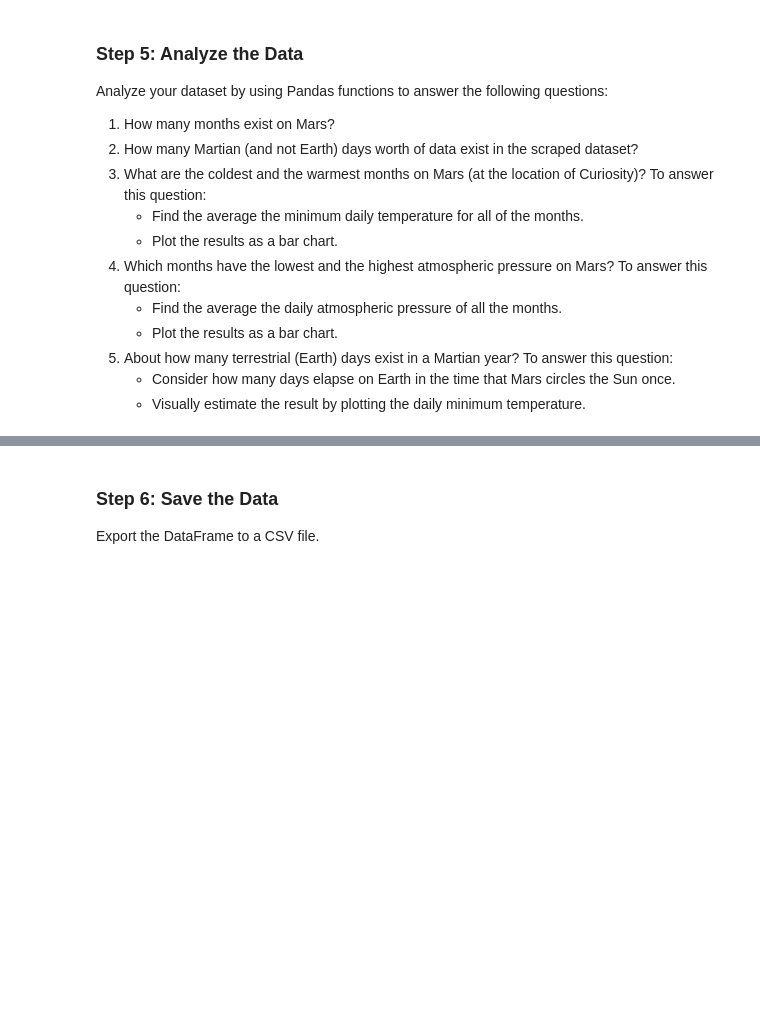
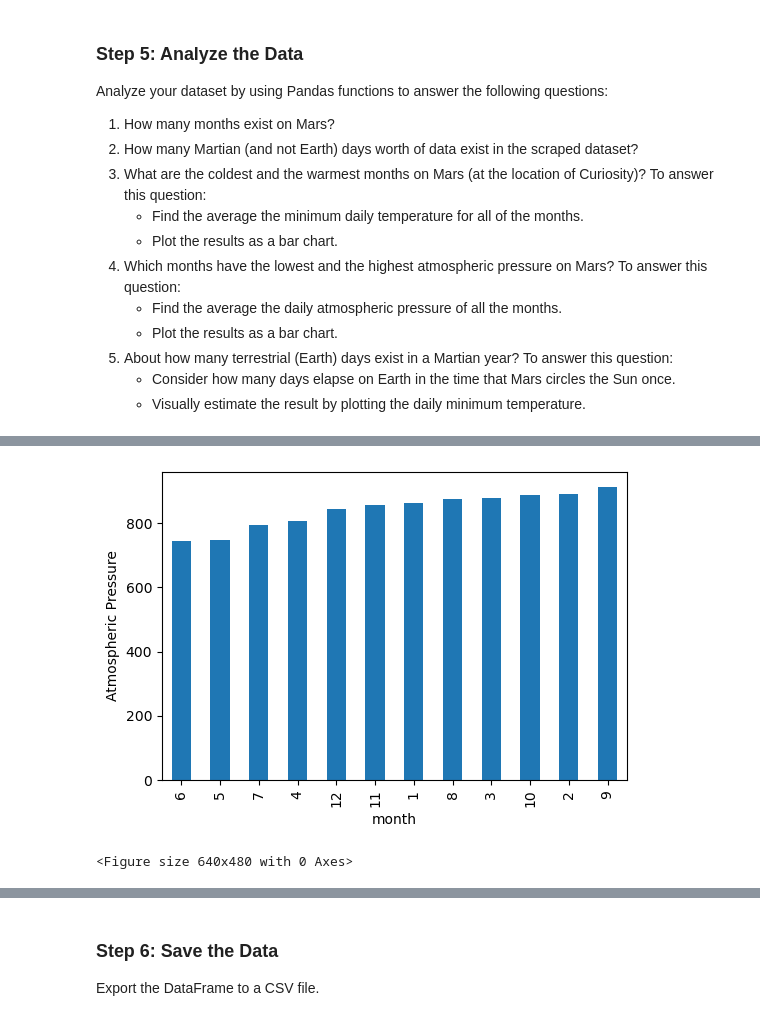
Before and after one commit to daniklafrance/splinter-beautifulsoup_challenge, a Jupyter notebook: part_2_mars_weather.ipynb, the cells around one changed output, grey strips where cells are left out. Drawn from its saved outputs; the diff is of its cells as text; code cells hidden in the pictures; blank space fills up the shorter version.

```diff
--- a/part_2_mars_weather.ipynb
+++ b/part_2_mars_weather.ipynb
@@ -107,2 +208,4 @@ Analyze your dataset by using Pandas functions to answer the following questions
 # %%
 # 4. Average pressure by Martian month
+avg_pres = mars_df['pressure'].groupby(mars_df['month']).mean()
+avg_pres
@@ -111,2 +227,12 @@ Analyze your dataset by using Pandas functions to answer the following questions
+# %%
+# Plot the average pressure by month
+avg_pres_sort = avg_pres.sort_values()
+avg_pres_chart = avg_pres_sort.plot(kind='bar', figsize=(6,4))
+avg_pres_chart.set_ylabel('Atmospheric Pressure')
+plt.show()
+plt.tight_layout()
+# %% [output]
+[figure, added]
+<Figure size 640x480 with 0 Axes>
 # %%
 # 5. How many terrestrial (earth) days are there in a Martian year?
```
Also changed, not shown: parts of 22 cells of this notebook.
